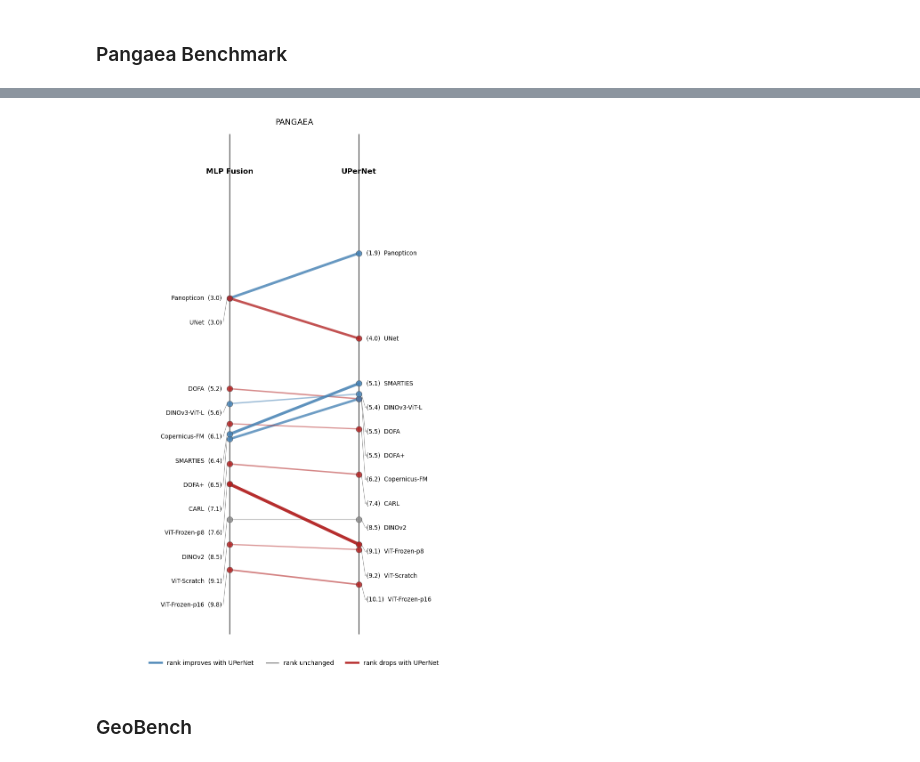
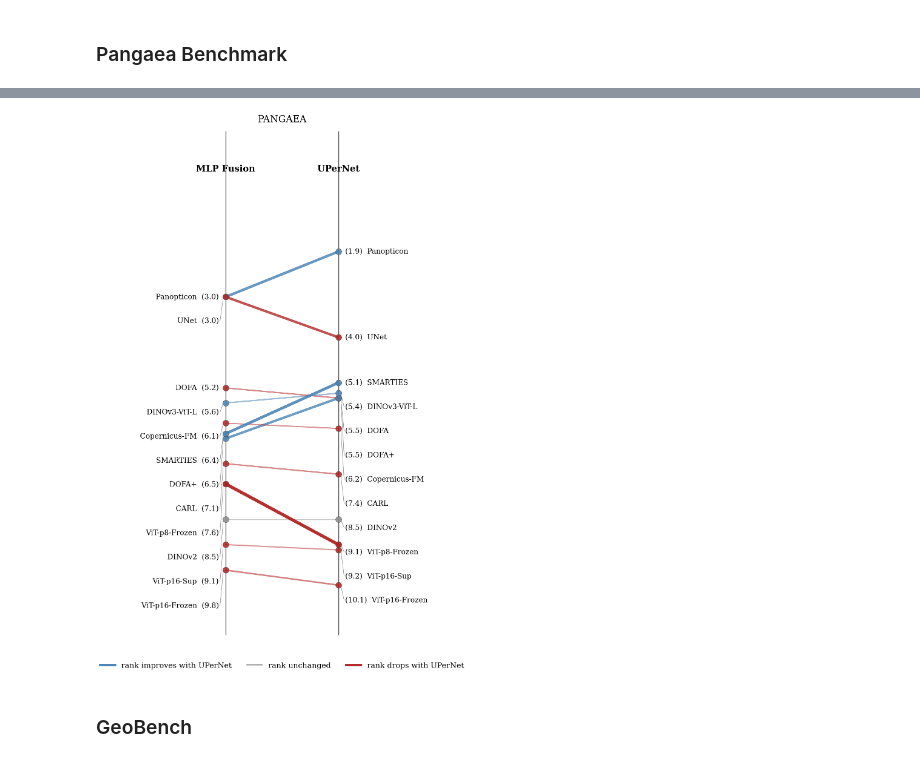
Before and after one commit to nikichro10/pangaea-bench-dev-nc, a Jupyter notebook: notebooks/analyze_results.ipynb, the cells around one changed output, grey strips where cells are left out. Saved outputs shown, nothing was run; the diff lists cells and outputs as text; code cells hidden in the pictures.

Commit message:
Update analysis notebooks and figures

```diff
--- a/notebooks/analyze_results.ipynb
+++ b/notebooks/analyze_results.ipynb
@@ -861,7 +921,7 @@ def plot_miou_delta_heatmap(pivot_up, pivot_mlp, title,
     sns.heatmap(
         delta, ax=ax,
         cmap="RdBu_r", center=0, vmin=-vmax, vmax=vmax,
-        annot=True, fmt=".1f", annot_kws={"size": 8.5},
+        annot=True, fmt=".1f", annot_kws={"size": 10.5},
         linewidths=0.4, linecolor="white",
         cbar_kws={"label": "Δ mIoU  (−→ UPerNet better,  +→ MLP better)", "shrink": 0.78},
         yticklabels=True,
@@ -871,7 +931,7 @@ def plot_miou_delta_heatmap(pivot_up, pivot_mlp, title,
     ax.set_xlim(0, n_ds + 1.7)
     ax.axvline(n_ds, color="0.4", lw=1.5, ls=":")
     ax.text(n_ds + 0.85, -0.5, "Mean\n|Δ|", ha="center", va="bottom",
-            fontsize=8, fontweight="bold")
+            fontsize=10, fontweight="bold")
 
     max_val = float(mean_abs_delta.max()) or 1.0
     for i, enc in enumerate(common_encoders):
@@ -881,7 +941,7 @@ def plot_miou_delta_heatmap(pivot_up, pivot_mlp, title,
                                    color=clr, zorder=2)
         ax.add_patch(rect)
         ax.text(n_ds + 0.85, i + 0.5, f"{val:.2f}",
-                ha="center", va="center", fontsize=8.5, fontweight="bold",
+                ha="center", va="center", fontsize=10.5, fontweight="bold",
                 color="white" if val > 0.65 * max_val else "black", zorder=3)
 
     ax.tick_params(axis="x", labelrotation=40)
@@ -996,17 +1056,17 @@ def plot_rank_slopegraph(pivot_up, pivot_mlp, title,
             ax.plot([1.02, 1.05], [rp, ry], color="0.6", lw=0.8, zorder=2)
 
         ax.text(-0.06, ly, f"{enc}  ({lp:.1f})",
-                ha="right", va="center", fontsize=9.5)
+                ha="right", va="center", fontsize=11.5)
         ax.text(1.06, ry, f"({rp:.1f})  {enc}",
-                ha="left", va="center", fontsize=9.5)
+                ha="left", va="center", fontsize=11.5)
 
     # Vertical axis lines
     ax.axvline(0, color="0.3", lw=1.5)
     ax.axvline(1, color="0.3", lw=1.5)
 
     # Decoder headers
-    ax.text(0, header_y, "MLP Fusion", ha="center", fontweight="bold", fontsize=12)
-    ax.text(1, header_y, "UPerNet", ha="center", fontweight="bold", fontsize=12)
+    ax.text(0, header_y, "MLP Fusion", ha="center", fontweight="bold", fontsize=14)
+    ax.text(1, header_y, "UPerNet", ha="center", fontweight="bold", fontsize=14)
 
     # Legend
     from matplotlib.lines import Line2D
@@ -1016,12 +1076,12 @@ def plot_rank_slopegraph(pivot_up, pivot_mlp, title,
         Line2D([0], [0], color="firebrick", lw=3.2, label="rank drops with UPerNet"),
     ]
     ax.legend(handles=legend_elements, loc="upper center",
-              bbox_to_anchor=(0.5, -0.04), ncol=3, frameon=False, fontsize=10)
+              bbox_to_anchor=(0.5, -0.04), ncol=3, frameon=False, fontsize=12)
 
     ax.set_xlim(-1.0, 2.0)
     ax.set_ylim(hi + pad, header_y - pad * 0.8)
     ax.axis("off")
-    ax.set_title(title, fontsize=13, pad=15)
+    ax.set_title(title, fontsize=15, pad=15)
     fig.tight_layout()
     plt.show()
 
@@ -1034,8 +1094,12 @@ plot_miou_delta_heatmap() and plot_rank_slopegraph() defined.
 # %%
 pangaea_ds_order = [DATASET_LABELS[d] for d in DATASET_ORDER]
 
+# Relabeled copies for this section's plots only (see DECODER_CMP_RENAME above).
+pivot_upernet_dc = _relabel(pivot_upernet)
+pivot_mlp_dc      = _relabel(pivot_mlp)
+
 delta_pangaea, _, _, _ = plot_decoder_sensitivity(
-    pivot_upernet, pivot_mlp,
+    pivot_upernet_dc, pivot_mlp_dc,
     title="Pangaea Benchmark — Decoder Sensitivity (UPerNet vs MLP Fusion)",
     dataset_order=pangaea_ds_order,
 )
@@ -1069,12 +1133,12 @@ plot_miou_delta_heatmap(
  dtype: float64)
 # %%
 plot_rank_slopegraph(
-    pivot_upernet, pivot_mlp,
+    pivot_upernet_dc, pivot_mlp_dc,
     title="PANGAEA",
     dataset_order=pangaea_ds_order,
 )
 # %% [output]
-[figure, old version]
+[figure, new version]
 # %% [markdown]
 ### GeoBench
 # %%
```
Also changed, not shown: parts of 8 cells of this notebook, 26 other files.
